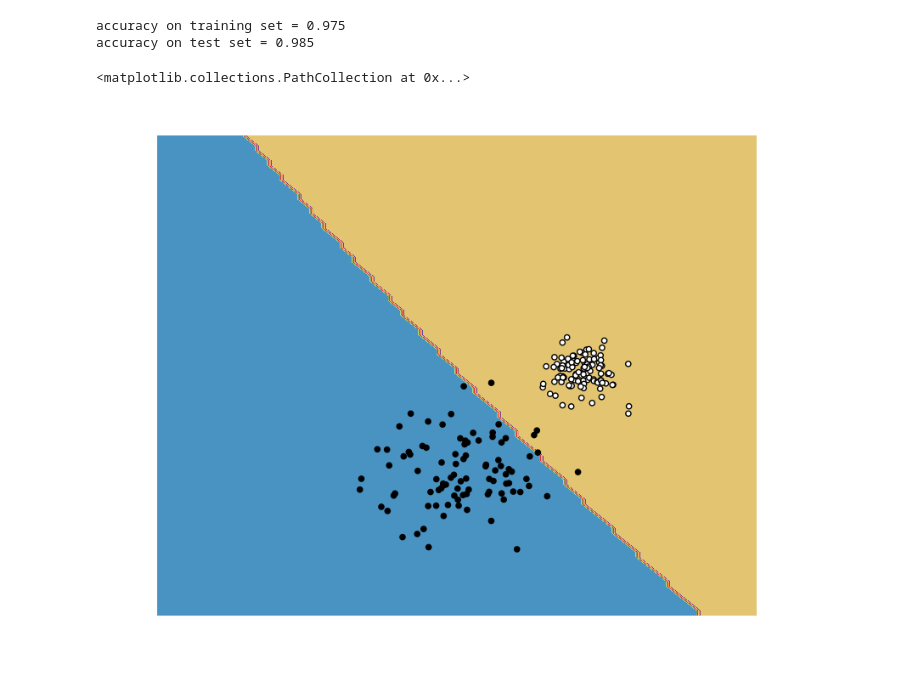
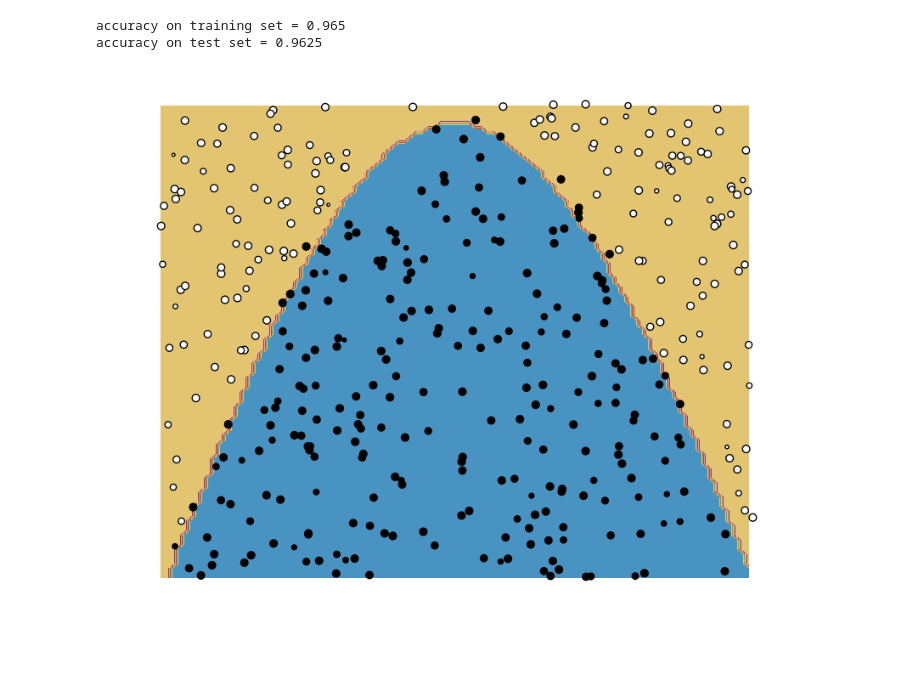
Before and after one commit to mnvl/mlzoo, a Jupyter notebook: svm_polynomial_cvxopt.ipynb, the cells around one changed output. Drawn from its saved outputs; the diff is of its cells as text; code cells hidden in the pictures.

```diff
--- a/svm_polynomial_cvxopt.ipynb
+++ b/svm_polynomial_cvxopt.ipynb
@@ -11,13 +12,12 @@ plt.rcParams['image.interpolation'] = 'nearest'
 plt.rcParams['image.cmap'] = 'gray'
 # %%
 K = 2
-N = 200
+N = 400
 
-X = np.vstack((np.random.normal(loc=[0.5, 0.3], scale = 0.07, size = (N, 2)),
-               np.random.normal(loc=[0.7, 0.5], scale = 0.03, size = (N, 2))))
-y = np.hstack((-1 * np.ones(N), np.ones(N)))
+X = np.random.uniform(size = (N * K, 2))
+y = np.sign(X[:, 1] - np.sin(X[:, 0] * np.pi))
 
-train_test_split = np.array(random.sample(range(N * 2), N))
+train_test_split = np.array(random.sample(range(N * K), N))
 
 X_train = X[train_test_split, :]
 y_train = y[train_test_split]
@@ -25,5 +25,5 @@ y_train = y[train_test_split]
 X_test = X[-train_test_split, :]
 y_test = y[-train_test_split]
 
-plt.scatter(X[:, 0], X[:, 1], c = y)
+plt.scatter(X[:, 0], X[:, 1], c = y);
 # %% [output]
@@ -39,11 +37,5 @@ plt.imshow(svm_kernel(X_train, X_train))
 # %%
-# The Elements of Statistical Learning: Data Mining, Inference, and Prediction, 2nd ed
-# Trevor Hastie, Robert Tibshirani, Jerome Friedman
-# https://statweb.stanford.edu/~tibs/ElemStatLearn/
-# pp. 420, 423
-
 # http://cs229.stanford.edu/notes/cs229-notes3.pdf
-
 # L = sum(alpha) - 1/2 * sum_i(sum_j(alpha_i * alpha_j * y_i * y_j * kernel(x_i, x_j)))
 # subject to sum_i(alpha_i * y_i) = 0
 #            alpha > 0
@@ -54,25 +46,27 @@ plt.imshow(svm_kernel(X_train, X_train))
 #            A * x = b
 
 def svm_train(X, y):
+    N = X.shape[0]
+
     P = cvxopt.matrix(svm_kernel(X, X) * np.outer(y, y))
     q = cvxopt.matrix(-np.ones(N))
     G = cvxopt.matrix(-1.0 * np.eye(N))
     h = cvxopt.matrix(0.0, (N, 1))
-    A = cvxopt.matrix(y_train, (1, N))
+    A = cvxopt.matrix(y, (1, N))
     b = cvxopt.matrix(0.0)
 
     solution = cvxopt.solvers.qp(P, q, G, h, A, b)
 
     alpha = np.array(solution["x"]).reshape(-1)
 
-    beta = np.sum(alpha * y_train * svm_kernel(X_train, X_train).T, axis = 1)
-    beta0 = -(np.max(beta[y_train > 0]) + np.min(beta[y_train < 0])) / 2.
+    beta = np.sum(alpha * y * svm_kernel(X, X).T, axis = 1)
+    beta0 = -(np.max(beta[y > 0]) + np.min(beta[y < 0])) / 2.
 
     return (alpha, beta0)
 
 (alpha, beta0) = svm_train(X_train, y_train)
 
 print("beta0 =", beta0)
-plt.hist(alpha)
+plt.hist(alpha);
 # %% [output]
      pcost       dcost       gap    pres   dres
@@ -108,20 +96,20 @@ plt.hist(np.sum(alpha * y_train * svm_kernel(X_train, X_train).T, axis = 1) + be
 # %%
-def svm_predict(X):
-    return np.sign(np.sum(alpha * y_train * svm_kernel(X_train, X).T, axis = 1) + beta0)
+def svm_transform(X): return np.sum(alpha * y_train * svm_kernel(X_train, X).T, axis = 1) + beta0
+def svm_predict(X):  return np.sign(svm_transform(X))
 
 print("accuracy on training set =", (svm_predict(X_train) == y_train).mean())
 print("accuracy on test set =", (svm_predict(X_test) == y_test).mean())
 # %% [output]
-accuracy on training set = 0.975
-accuracy on test set = 0.985
+accuracy on training set = 0.965
+accuracy on test set = 0.9625
 # %%
 xx, yy = np.meshgrid(np.arange(0, 1, 0.01), np.arange(0, 1, 0.01))
 X_boundary = np.c_[xx.ravel(), yy.ravel()]
-y_boundary = 2 * svm_predict(X_boundary) + 1
+y_transform = svm_transform(X_boundary)
+y_predict = svm_predict(X_boundary)
 
-plt.contourf(xx, yy, y_boundary.reshape(xx.shape), cmap=plt.cm.Paired)
+plt.contourf(xx, yy, y_predict.reshape(xx.shape), cmap=plt.cm.Paired)
 plt.axis('off')
-plt.scatter(X_train[:, 0], X_train[:, 1], c = y_train)
+plt.scatter(X_train[:, 0], X_train[:, 1], c = y_train, s = 5 * np.log2(2 + np.abs(y_transform)));
 # %% [output]
-<matplotlib.collections.PathCollection at 0x...>
-[figure, old version]
+[figure, new version]
```
Also changed, not shown: parts of 9 cells of this notebook, 2 other files.
